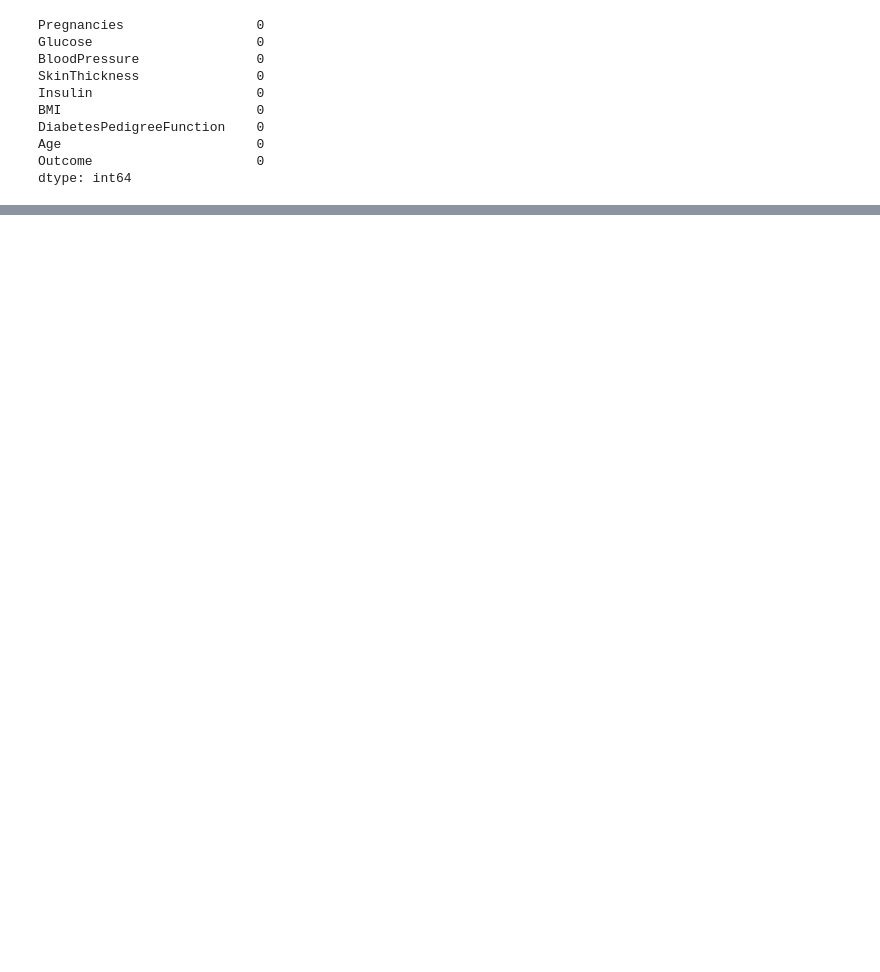
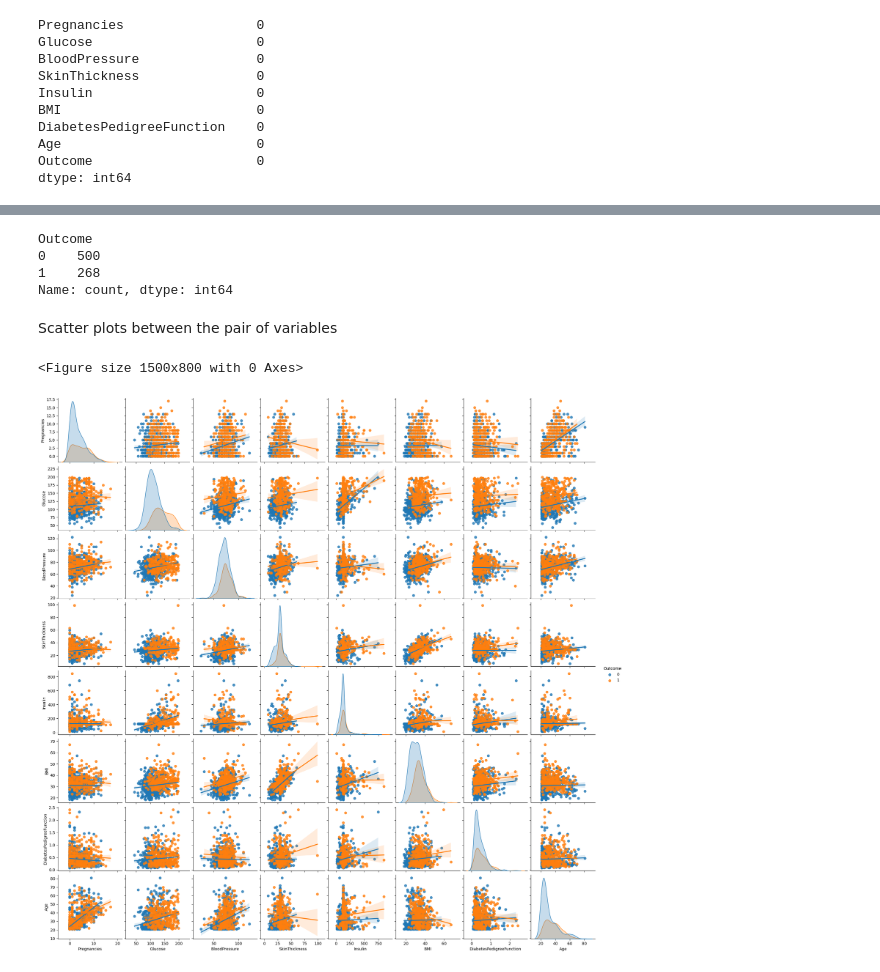
Before and after one commit to ImeCMR/Jupyter_Content, a Jupyter notebook: 09_linreg_regularization_student.ipynb, the cells around one changed output, grey strips where cells are left out. Drawn from its saved outputs; the diff is of its cells as text; code cells hidden in the pictures; blank space fills up the shorter version.

```diff
--- a/09_linreg_regularization_student.ipynb
+++ b/09_linreg_regularization_student.ipynb
@@ -354,0 +401,16 @@ AttributeError: module 'matplotlib.pyplot' has no attribute 'distplot'
+# %%
+df.Outcome.value_counts()
+# %% [output]
+Outcome
+0    500
+1    268
+Name: count, dtype: int64
+# %% [markdown]
+Scatter plots between the pair of variables
+# %%
+plt.figure(figsize=[15,8])
+sns.pairplot(data=df, kind='reg', hue='Outcome')
+plt.show()
+# %% [output]
+<Figure size 1500x800 with 0 Axes>
+[figure, added]
```
Also changed, not shown: parts of 46 cells of this notebook.
